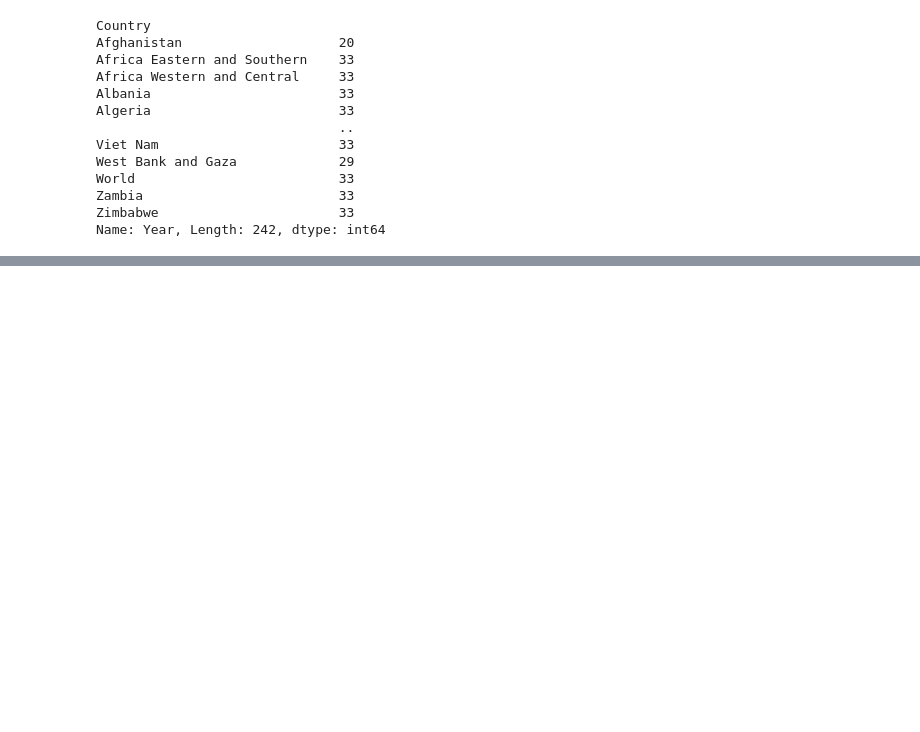
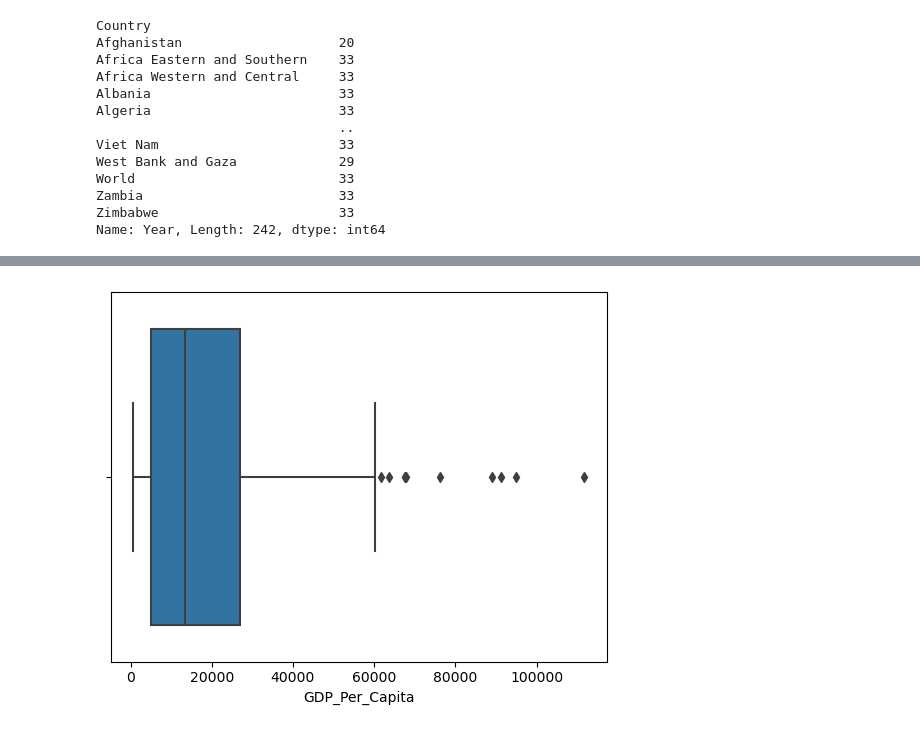
Before and after one commit to NSS-Data-Analytics-Cohort-10/gdp-and-internet-usage-HTMIV, a Jupyter notebook: Notebooks/Percapita.ipynb, the cells around one changed output, grey strips where cells are left out. Saved outputs shown, nothing was run; the diff lists cells and outputs as text; code cells hidden in the pictures; blank space fills up the shorter version.

```diff
--- a/Notebooks/Percapita.ipynb
+++ b/Notebooks/Percapita.ipynb
@@ -123,0 +130,5 @@ hist = sns.histplot(gdp_df,x = "Country", y = "GDP_Per_Capita")
+# %%
+df_year_2020_box = gdp_df.loc[gdp_df["Year"]==2020]
+boxplt = sns.boxplot(df_year_2020_box,x = "GDP_Per_Capita")
+# %% [output]
+[figure, added]
```
Also changed, not shown: parts of 15 cells of this notebook.
